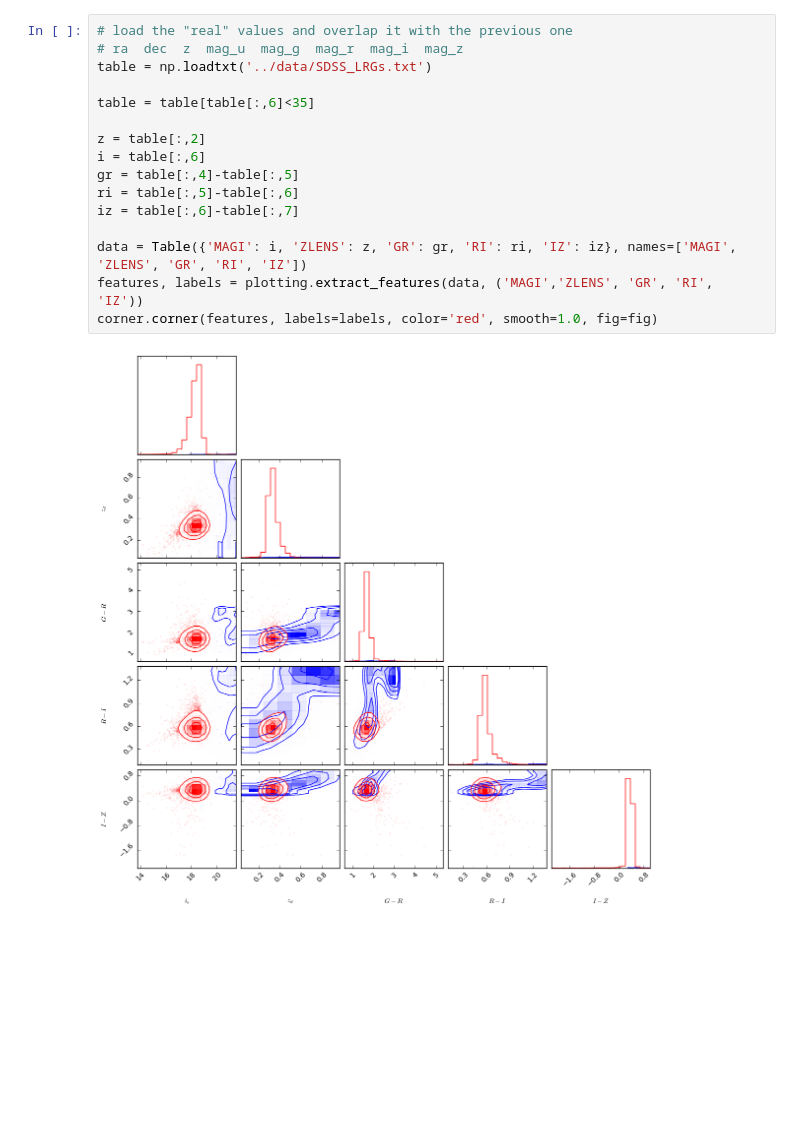
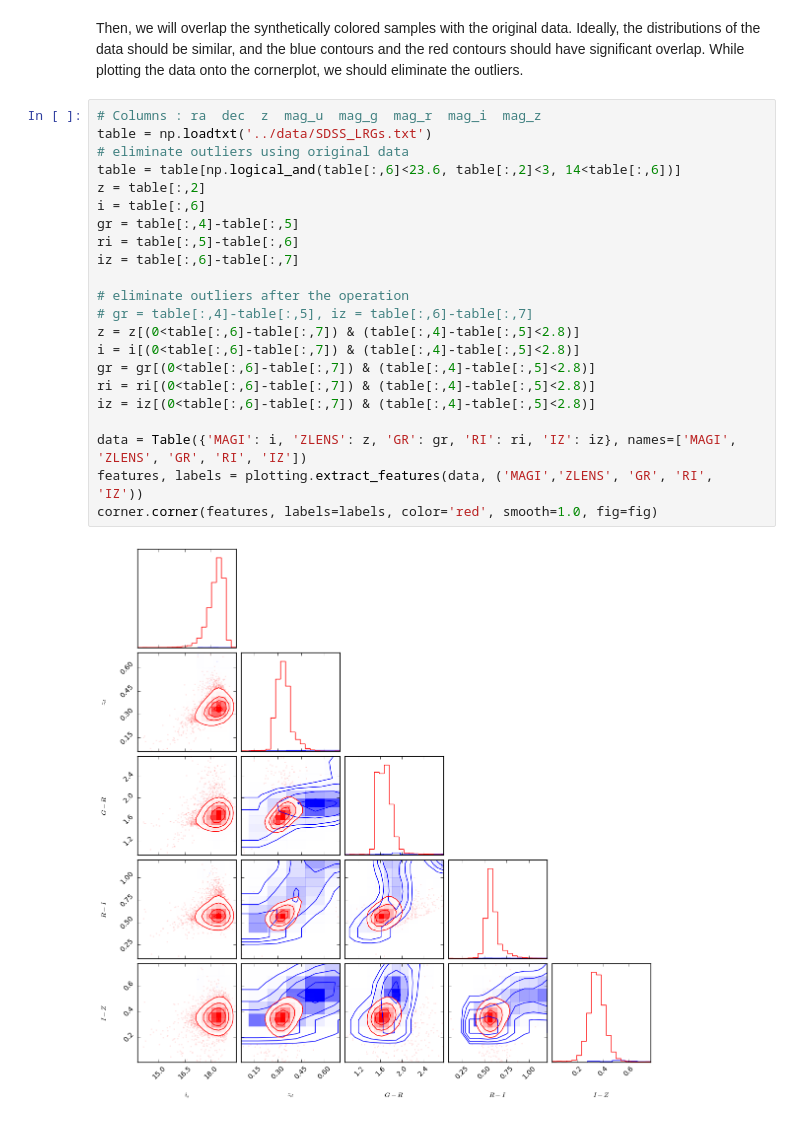
Before and after one commit to drphilmarshall/OM10, a Jupyter notebook: notebooks/LensColorComparison.ipynb, the cells around one changed output. Saved outputs shown, nothing was run; the diff lists cells and outputs as text; blank space fills up the shorter version.

```diff
--- a/notebooks/LensColorComparison.ipynb
+++ b/notebooks/LensColorComparison.ipynb
@@ -52,21 +48,29 @@ axis_labels['MAGI'] = '$i_3$'
 axis_labels['GR'] = '$G-R$'
 axis_labels['RI'] = '$R-I$'
 axis_labels['IZ'] = '$I-Z$'
+# %% [markdown]
+Then, we will overlap the synthetically colored samples with the original data. Ideally, the distributions of the data should be similar, and the blue contours and the red contours should have significant overlap. While plotting the data onto the cornerplot, we should eliminate the outliers.
 # %%
-# load the "real" values and overlap it with the previous one
-# ra  dec  z  mag_u  mag_g  mag_r  mag_i  mag_z
+# Columns : ra  dec  z  mag_u  mag_g  mag_r  mag_i  mag_z
 table = np.loadtxt('../data/SDSS_LRGs.txt')
-
-table = table[table[:,6]<35]
-
+# eliminate outliers using original data
+table = table[np.logical_and(table[:,6]<23.6, table[:,2]<3, 14<table[:,6])]
 z = table[:,2]
 i = table[:,6]
 gr = table[:,4]-table[:,5]
 ri = table[:,5]-table[:,6]
 iz = table[:,6]-table[:,7]
 
+# eliminate outliers after the operation
+# gr = table[:,4]-table[:,5], iz = table[:,6]-table[:,7]
+z = z[(0<table[:,6]-table[:,7]) & (table[:,4]-table[:,5]<2.8)]
+i = i[(0<table[:,6]-table[:,7]) & (table[:,4]-table[:,5]<2.8)]
+gr = gr[(0<table[:,6]-table[:,7]) & (table[:,4]-table[:,5]<2.8)]
+ri = ri[(0<table[:,6]-table[:,7]) & (table[:,4]-table[:,5]<2.8)]
+iz = iz[(0<table[:,6]-table[:,7]) & (table[:,4]-table[:,5]<2.8)]
+
 data = Table({'MAGI': i, 'ZLENS': z, 'GR': gr, 'RI': ri, 'IZ': iz}, names=['MAGI', 'ZLENS', 'GR', 'RI', 'IZ'])
 features, labels = plotting.extract_features(data, ('MAGI','ZLENS', 'GR', 'RI', 'IZ'))
 corner.corner(features, labels=labels, color='red', smooth=1.0, fig=fig)
 # %% [output]
-[figure, old version]
+[figure, new version]
```
Also changed, not shown: parts of 13 cells of this notebook.
